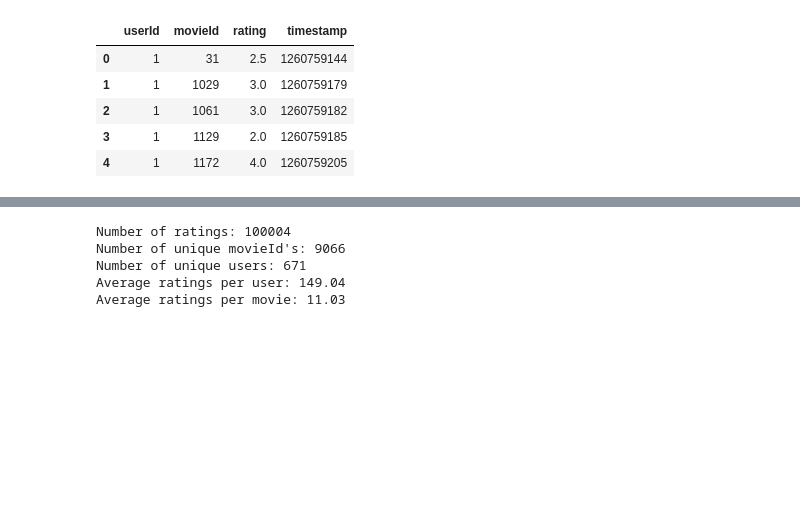
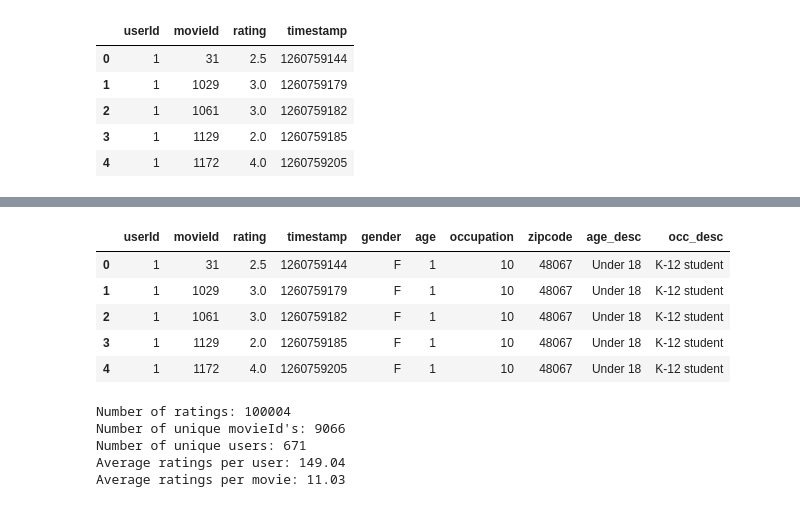
Before and after one commit to ChisomOzo/project4-group8, a Jupyter notebook: EDA/movies_clean.ipynb, the cells around one changed output, grey strips where cells are left out. Cells and saved outputs as stored; diff of their text form; code cells hidden in the pictures; blank space fills up the shorter version.

```diff
--- a/EDA/movies_clean.ipynb
+++ b/EDA/movies_clean.ipynb
@@ -112,3 +123,13 @@ movies_df.head()
+# %%
+users_rating_df = pd.merge(movies_df, users_df,  on=["userId"])
+users_rating_df.head()
+# %% [output]
+|  | userId | movieId | rating | timestamp | gender | age | occupation | zipcode | age_desc | occ_desc |
+| 0 | 1 | 31 | 2.5 | 1260759144 | F | 1 | 10 | 48067 | Under 18 | K-12 student |
+| 1 | 1 | 1029 | 3.0 | 1260759179 | F | 1 | 10 | 48067 | Under 18 | K-12 student |
+| 2 | 1 | 1061 | 3.0 | 1260759182 | F | 1 | 10 | 48067 | Under 18 | K-12 student |
+| 3 | 1 | 1129 | 2.0 | 1260759185 | F | 1 | 10 | 48067 | Under 18 | K-12 student |
+| 4 | 1 | 1172 | 4.0 | 1260759205 | F | 1 | 10 | 48067 | Under 18 | K-12 student |
 # %%
 n_ratings = len(movies_df)
 n_movies = len(movies_df['movieId'].unique())
```
Also changed, not shown: parts of 3 cells of this notebook, 4 other files.
